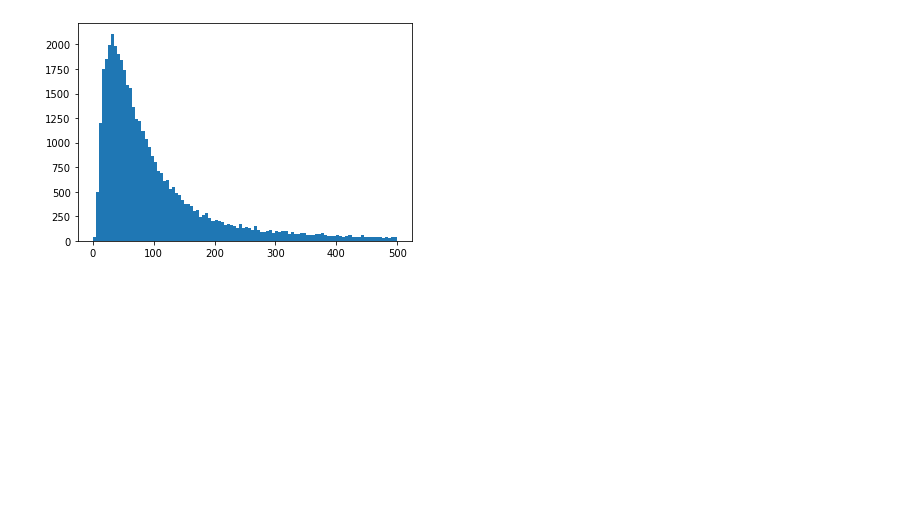
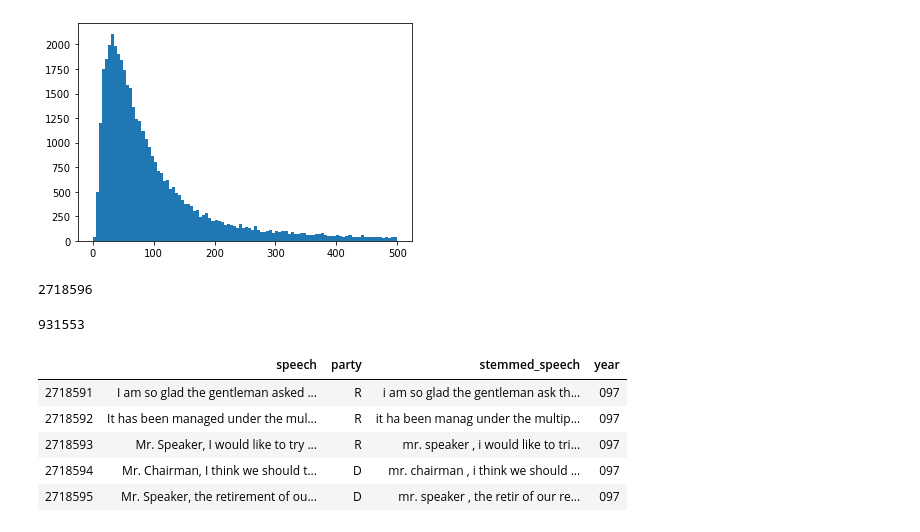
Before and after one commit to rostro36/Partisan-Responses, a Jupyter notebook: notebooks/partisanship_classification.ipynb, the cells around one changed output. Cells and saved outputs as stored; diff of their text form; code cells hidden in the pictures; blank space fills up the shorter version.

```diff
--- a/notebooks/partisanship_classification.ipynb
+++ b/notebooks/partisanship_classification.ipynb
@@ -173,0 +178,17 @@ plt.hist(lens, bins=100, range=(0, 500))
+# %%
+len(speeches)
+# %% [output]
+2718596
+# %%
+len(speeches2)
+# %% [output]
+931553
+# %%
+speeches.tail()
+# %% [output]
+|  | speech | party | stemmed_speech | year |
+| 2718591 | I am so glad the gentleman asked ... | R | i am so glad the gentleman ask th... | 097 |
+| 2718592 | It has been managed under the mul... | R | it ha been manag under the multip... | 097 |
+| 2718593 | Mr. Speaker, I would like to try ... | R | mr. speaker , i would like to tri... | 097 |
+| 2718594 | Mr. Chairman, I think we should t... | D | mr. chairman , i think we should ... | 097 |
+| 2718595 | Mr. Speaker, the retirement of ou... | D | mr. speaker , the retir of our re... | 097 |
```
Also changed, not shown: parts of 15 cells of this notebook, 3 other files.
